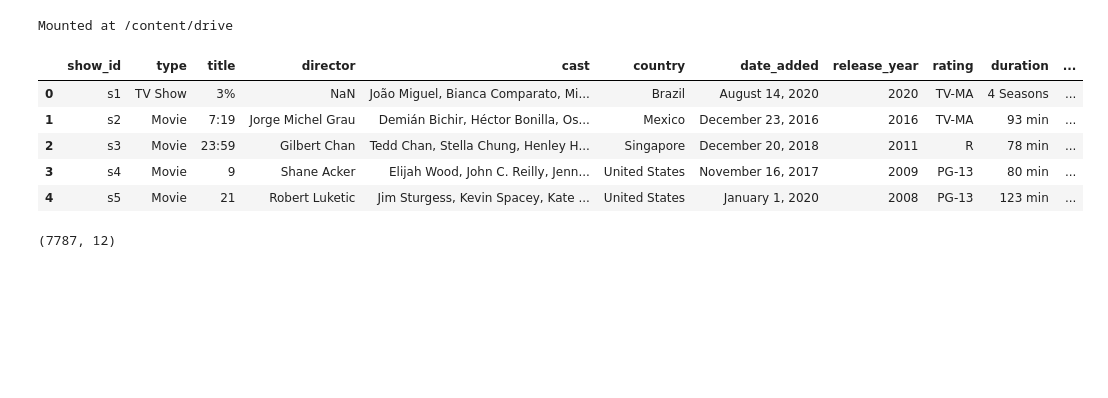
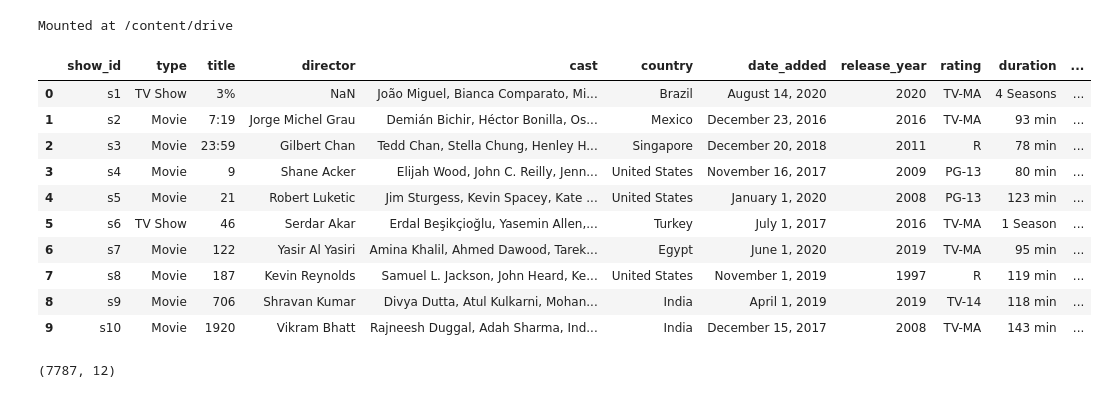
Before and after one commit to aryarajat/NETFLIX-MOVIES-AND-TV-SHOWS-CLUSTERING, a Jupyter notebook: NETFLIX_MOVIES_AND_TV_SHOWS_CLUSTERING.ipynb, the cells around one changed output. Cells and saved outputs as stored; diff of their text form; code cells hidden in the pictures; blank space fills up the shorter version.

```diff
--- a/NETFLIX_MOVIES_AND_TV_SHOWS_CLUSTERING.ipynb
+++ b/NETFLIX_MOVIES_AND_TV_SHOWS_CLUSTERING.ipynb
@@ -64,14 +64,19 @@ Mounted at /content/drive
 netflix_df=pd.read_csv('/content/drive/MyDrive/NETFLIX MOVIES AND TV SHOWS CLUSTERING.csv')
 # %%
 # First look of the dataset
-netflix_df.head()
+netflix_df.head(10)
 # %% [output]
 |  | show_id | type | title | director | cast | country | date_added | release_year | rating | duration | ... |
 | 0 | s1 | TV Show | 3% | NaN | João Miguel, Bianca Comparato, Mi... | Brazil | August 14, 2020 | 2020 | TV-MA | 4 Seasons | ... |
 | 1 | s2 | Movie | 7:19 | Jorge Michel Grau | Demián Bichir, Héctor Bonilla, Os... | Mexico | December 23, 2016 | 2016 | TV-MA | 93 min | ... |
 | 2 | s3 | Movie | 23:59 | Gilbert Chan | Tedd Chan, Stella Chung, Henley H... | Singapore | December 20, 2018 | 2011 | R | 78 min | ... |
 | 3 | s4 | Movie | 9 | Shane Acker | Elijah Wood, John C. Reilly, Jenn... | United States | November 16, 2017 | 2009 | PG-13 | 80 min | ... |
 | 4 | s5 | Movie | 21 | Robert Luketic | Jim Sturgess, Kevin Spacey, Kate ... | United States | January 1, 2020 | 2008 | PG-13 | 123 min | ... |
+| 5 | s6 | TV Show | 46 | Serdar Akar | Erdal Beşikçioğlu, Yasemin Allen,... | Turkey | July 1, 2017 | 2016 | TV-MA | 1 Season | ... |
+| 6 | s7 | Movie | 122 | Yasir Al Yasiri | Amina Khalil, Ahmed Dawood, Tarek... | Egypt | June 1, 2020 | 2019 | TV-MA | 95 min | ... |
+| 7 | s8 | Movie | 187 | Kevin Reynolds | Samuel L. Jackson, John Heard, Ke... | United States | November 1, 2019 | 1997 | R | 119 min | ... |
+| 8 | s9 | Movie | 706 | Shravan Kumar | Divya Dutta, Atul Kulkarni, Mohan... | India | April 1, 2019 | 2019 | TV-14 | 118 min | ... |
+| 9 | s10 | Movie | 1920 | Vikram Bhatt | Rajneesh Duggal, Adah Sharma, Ind... | India | December 15, 2017 | 2008 | TV-MA | 143 min | ... |
 # %%
 # Checking the shape of the dataframe
 netflix_df.shape
```
Also changed, not shown: parts of 23 cells of this notebook.
